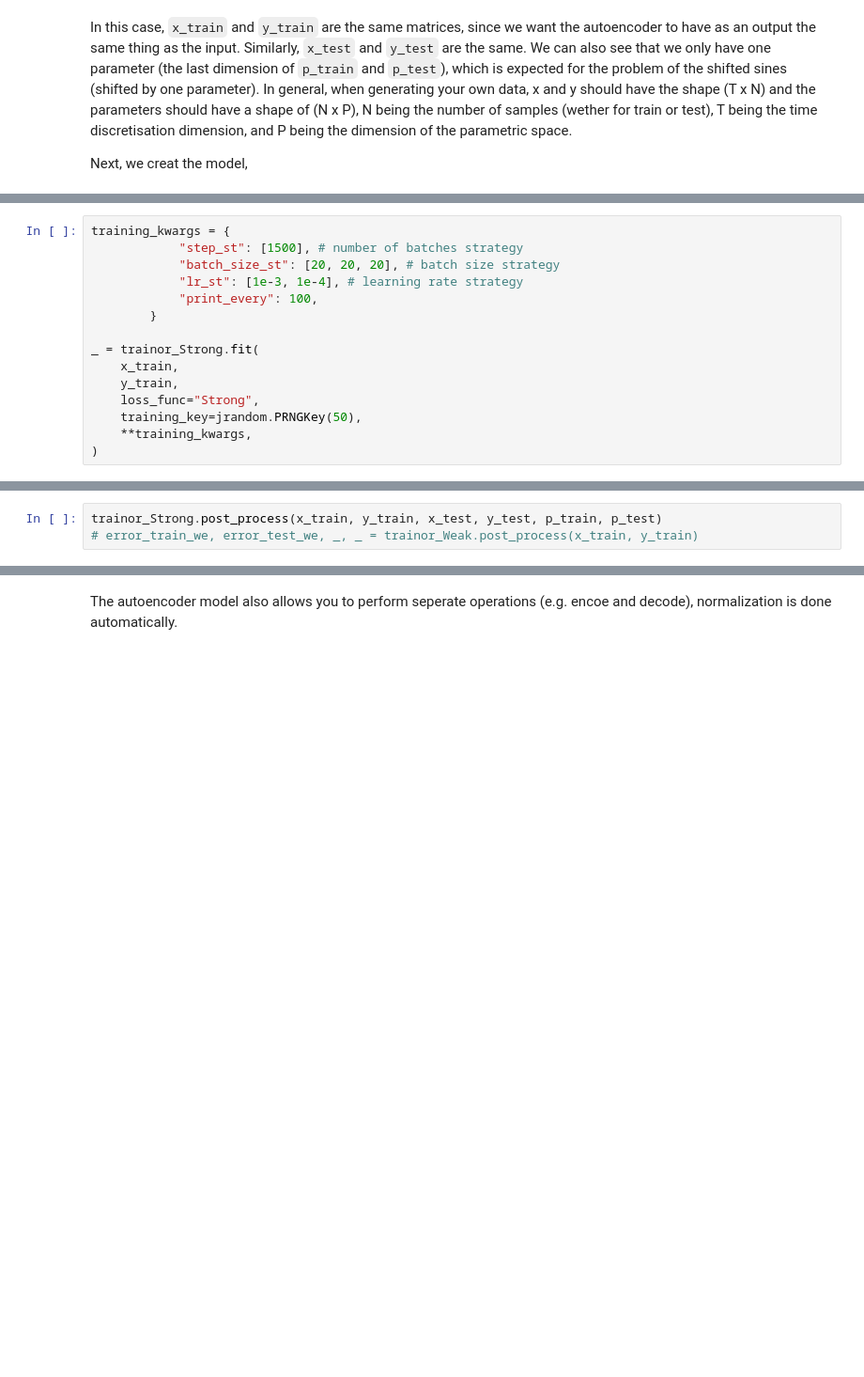
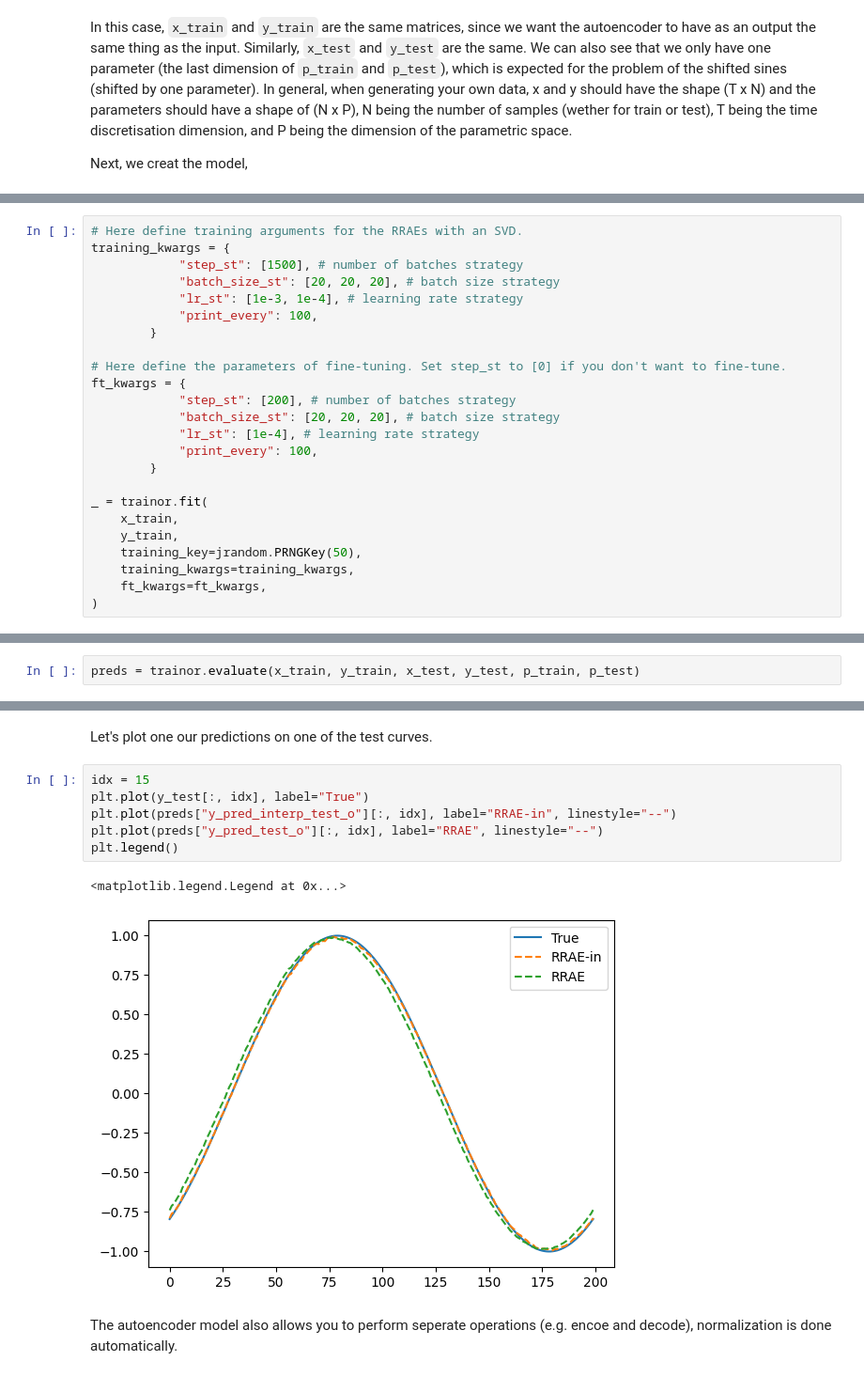
Before and after one commit to JadM133/RRAEs, a Jupyter notebook: tutorial.ipynb, the cells around one changed output, grey strips where cells are left out. Shown: that part at 94% size. Cells and saved outputs as stored; diff of their text form; blank space fills up the shorter version.

```diff
--- a/tutorial.ipynb
+++ b/tutorial.ipynb
@@ -123,4 +113,5 @@ Now, we can use the ``fit`` method of the trainor class, and give it any trainin
 # %%
+# Here define training arguments for the RRAEs with an SVD.
 training_kwargs = {
             "step_st": [1500], # number of batches strategy
             "batch_size_st": [20, 20, 20], # batch size strategy
@@ -128,11 +119,19 @@ training_kwargs = {
             "print_every": 100,
         }
 
-_ = trainor_Strong.fit(
+# Here define the parameters of fine-tuning. Set step_st to [0] if you don't want to fine-tune.
+ft_kwargs = {
+            "step_st": [200], # number of batches strategy
+            "batch_size_st": [20, 20, 20], # batch size strategy
+            "lr_st": [1e-4], # learning rate strategy
+            "print_every": 100,
+        }
+
+_ = trainor.fit(
     x_train,
     y_train,
-    loss_func="Strong",
     training_key=jrandom.PRNGKey(50),
-    **training_kwargs,
+    training_kwargs=training_kwargs,
+    ft_kwargs=ft_kwargs,
 )
 # %% [output]
@@ -179,5 +162,4 @@ Next, we show how to post process the results. The trainor class offer a method
 # %%
-trainor_Strong.post_process(x_train, y_train, x_test, y_test, p_train, p_test)
-# error_train_we, error_test_we, _, _ = trainor_Weak.post_process(x_train, y_train)
+preds = trainor.evaluate(x_train, y_train, x_test, y_test, p_train, p_test)
 # %% [output]
 Finding train predictions...
@@ -227,3 +194,14 @@ Array(4.113964, dtype=float32)
+# %% [markdown]
+Let's plot one our predictions on one of the test curves.
+# %%
+idx = 15
+plt.plot(y_test[:, idx], label="True")
+plt.plot(preds["y_pred_interp_test_o"][:, idx], label="RRAE-in", linestyle="--")
+plt.plot(preds["y_pred_test_o"][:, idx], label="RRAE", linestyle="--")
+plt.legend()
+# %% [output]
+<matplotlib.legend.Legend at 0x...>
+[figure, added]
 # %% [markdown]
 The autoencoder model also allows you to perform seperate operations (e.g. encoe and decode), normalization is done automatically.
 # %%
```
Also changed, not shown: parts of 26 cells of this notebook, 10 other files.
